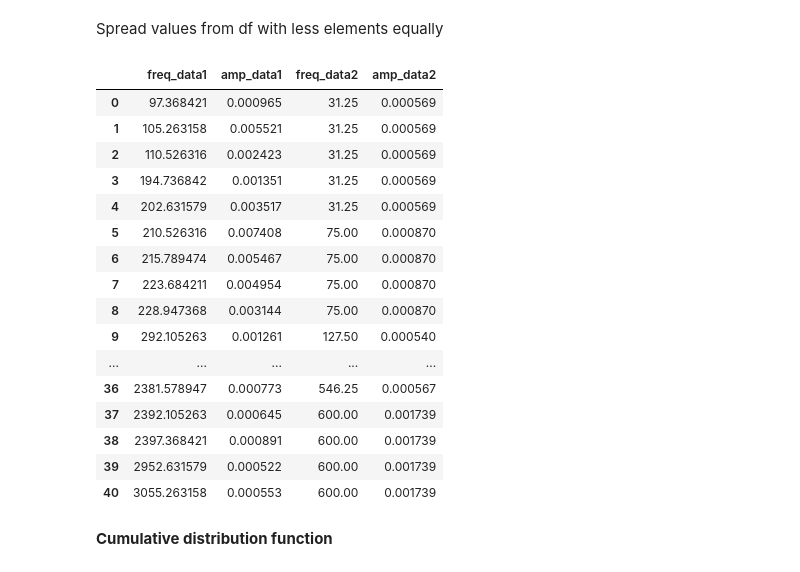
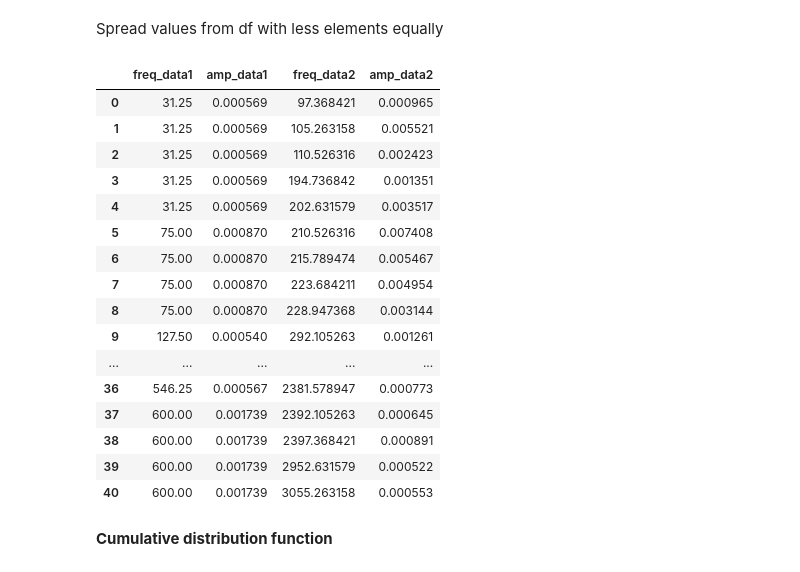
Before and after one commit to egorpol/audiospylt, a Jupyter notebook: 2df_merge.ipynb, the cells around one changed output. Saved outputs shown, nothing was run; the diff lists cells and outputs as text; code cells hidden in the pictures.

```diff
--- a/2df_merge.ipynb
+++ b/2df_merge.ipynb
@@ -60,50 +64,50 @@ repeat_counts = [len(df_more) // len(df_less) + (1 if x < len(df_more) % len(df_
 df_less_repeated = pd.DataFrame(np.repeat(df_less.values, repeat_counts, axis=0), columns=df_less.columns)
 
 # Create a new df for final result
 result_equal = df_more.copy()
 
 # Add the repeated df_less values to result_equal
 result_equal['freq_data_less'] = df_less_repeated['freq_data_less']
 result_equal['amp_data_less'] = df_less_repeated['amp_data_less']
 
 # Rename the columns in the final DataFrame
 column_mapping = {
     'freq_data_more': 'freq_data1',
     'amp_data_more': 'amp_data1',
     'freq_data_less': 'freq_data2',
     'amp_data_less': 'amp_data2'
 }
 
 result_equal = result_equal.rename(columns=column_mapping)
 
 # Set this to True if you want to swap the columns
-should_swap = False
+should_swap = True
 
 # Swap columns if needed
 if should_swap:
     cols_to_swap1 = ['freq_data1', 'amp_data1']
     cols_to_swap2 = ['freq_data2', 'amp_data2']
     result_equal = swap_columns(result_equal, cols_to_swap1, cols_to_swap2)
 
 display(result_equal)
 # %% [output]
 |  | freq_data1 | amp_data1 | freq_data2 | amp_data2 |
-| 0 | 97.368421 | 0.000965 | 31.25 | 0.000569 |
-| 1 | 105.263158 | 0.005521 | 31.25 | 0.000569 |
-| 2 | 110.526316 | 0.002423 | 31.25 | 0.000569 |
-| 3 | 194.736842 | 0.001351 | 31.25 | 0.000569 |
-| 4 | 202.631579 | 0.003517 | 31.25 | 0.000569 |
-| 5 | 210.526316 | 0.007408 | 75.00 | 0.000870 |
-| 6 | 215.789474 | 0.005467 | 75.00 | 0.000870 |
-| 7 | 223.684211 | 0.004954 | 75.00 | 0.000870 |
-| 8 | 228.947368 | 0.003144 | 75.00 | 0.000870 |
-| 9 | 292.105263 | 0.001261 | 127.50 | 0.000540 |
+| 0 | 31.25 | 0.000569 | 97.368421 | 0.000965 |
+| 1 | 31.25 | 0.000569 | 105.263158 | 0.005521 |
+| 2 | 31.25 | 0.000569 | 110.526316 | 0.002423 |
+| 3 | 31.25 | 0.000569 | 194.736842 | 0.001351 |
+| 4 | 31.25 | 0.000569 | 202.631579 | 0.003517 |
+| 5 | 75.00 | 0.000870 | 210.526316 | 0.007408 |
+| 6 | 75.00 | 0.000870 | 215.789474 | 0.005467 |
+| 7 | 75.00 | 0.000870 | 223.684211 | 0.004954 |
+| 8 | 75.00 | 0.000870 | 228.947368 | 0.003144 |
+| 9 | 127.50 | 0.000540 | 292.105263 | 0.001261 |
 | ... | ... | ... | ... | ... |
-| 36 | 2381.578947 | 0.000773 | 546.25 | 0.000567 |
-| 37 | 2392.105263 | 0.000645 | 600.00 | 0.001739 |
-| 38 | 2397.368421 | 0.000891 | 600.00 | 0.001739 |
-| 39 | 2952.631579 | 0.000522 | 600.00 | 0.001739 |
-| 40 | 3055.263158 | 0.000553 | 600.00 | 0.001739 |
+| 36 | 546.25 | 0.000567 | 2381.578947 | 0.000773 |
+| 37 | 600.00 | 0.001739 | 2392.105263 | 0.000645 |
+| 38 | 600.00 | 0.001739 | 2397.368421 | 0.000891 |
+| 39 | 600.00 | 0.001739 | 2952.631579 | 0.000522 |
+| 40 | 600.00 | 0.001739 | 3055.263158 | 0.000553 |
 # %% [markdown]
 **Cumulative distribution function**
 # %% [markdown]
```
Also changed, not shown: parts of 5 cells of this notebook.
